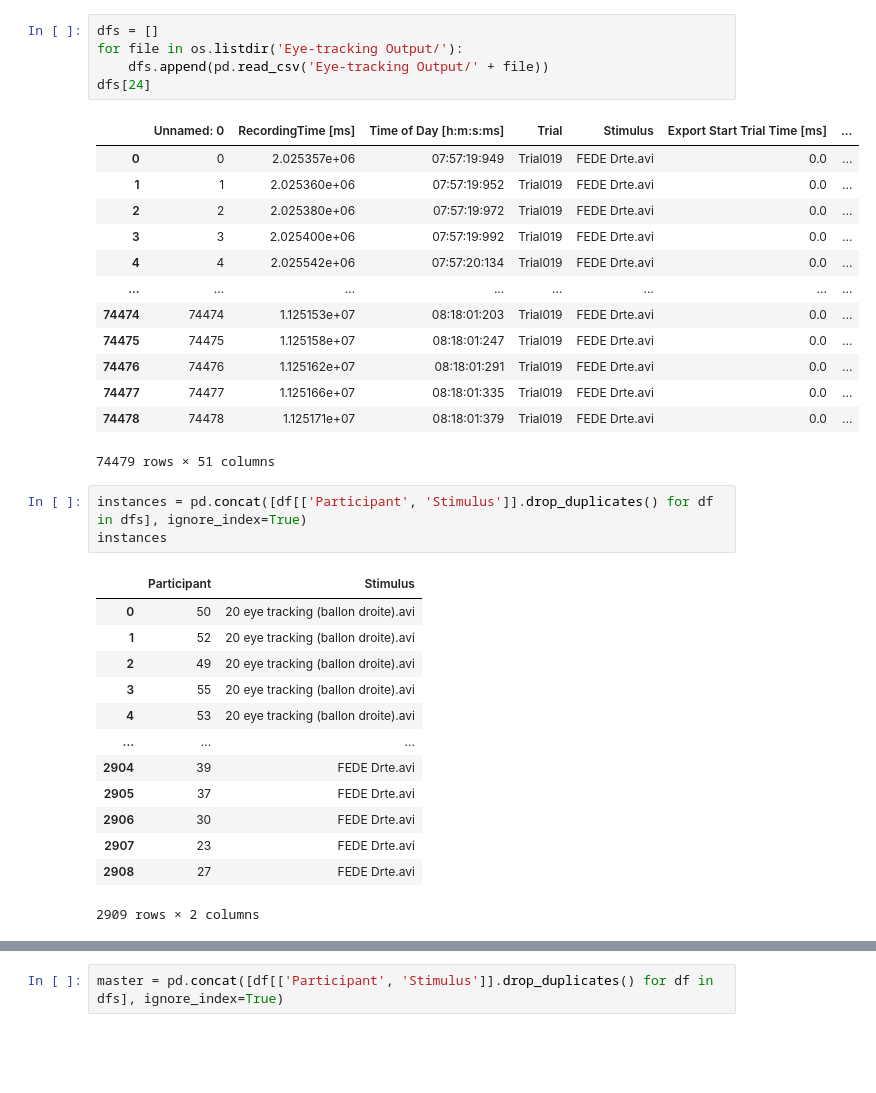
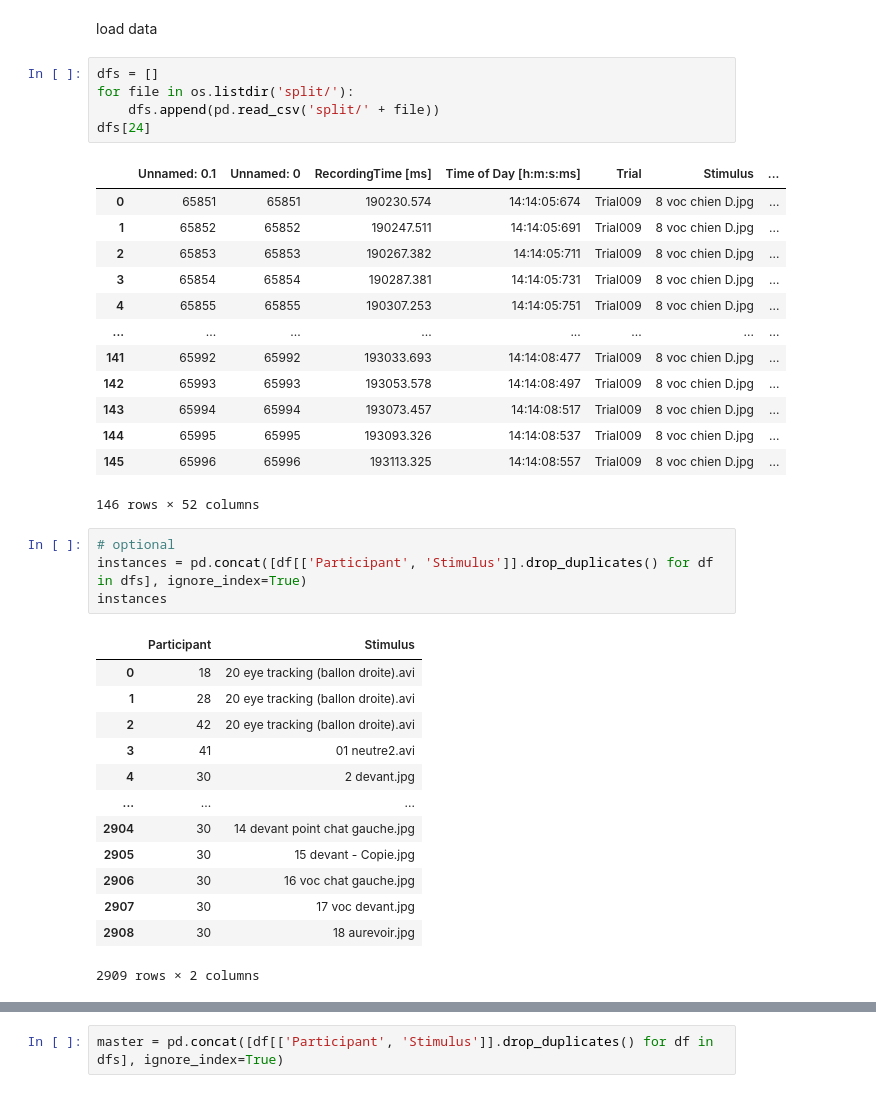
Before and after one commit to mYstoRi/eye-track-exp, a Jupyter notebook: inspect.ipynb, the cells around one changed output, grey strips where cells are left out. Drawn from its saved outputs; the diff is of its cells as text; blank space fills up the shorter version.

```diff
--- a/inspect.ipynb
+++ b/inspect.ipynb
@@ -4,37 +22,40 @@ import os
+# %% [markdown]
+load data
 # %%
 dfs = []
-for file in os.listdir('Eye-tracking Output/'):
-    dfs.append(pd.read_csv('Eye-tracking Output/' + file))
+for file in os.listdir('split/'):
+    dfs.append(pd.read_csv('split/' + file))
 dfs[24]
 # %% [output]
-|  | Unnamed: 0 | RecordingTime [ms] | Time of Day [h:m:s:ms] | Trial | Stimulus | Export Start Trial Time [ms] | ... |
-| 0 | 0 | 2.025357e+06 | 07:57:19:949 | Trial019 | FEDE Drte.avi | 0.0 | ... |
-| 1 | 1 | 2.025360e+06 | 07:57:19:952 | Trial019 | FEDE Drte.avi | 0.0 | ... |
-| 2 | 2 | 2.025380e+06 | 07:57:19:972 | Trial019 | FEDE Drte.avi | 0.0 | ... |
-| 3 | 3 | 2.025400e+06 | 07:57:19:992 | Trial019 | FEDE Drte.avi | 0.0 | ... |
-| 4 | 4 | 2.025542e+06 | 07:57:20:134 | Trial019 | FEDE Drte.avi | 0.0 | ... |
+|  | Unnamed: 0.1 | Unnamed: 0 | RecordingTime [ms] | Time of Day [h:m:s:ms] | Trial | Stimulus | ... |
+| 0 | 65851 | 65851 | 190230.574 | 14:14:05:674 | Trial009 | 8 voc chien D.jpg | ... |
+| 1 | 65852 | 65852 | 190247.511 | 14:14:05:691 | Trial009 | 8 voc chien D.jpg | ... |
+| 2 | 65853 | 65853 | 190267.382 | 14:14:05:711 | Trial009 | 8 voc chien D.jpg | ... |
+| 3 | 65854 | 65854 | 190287.381 | 14:14:05:731 | Trial009 | 8 voc chien D.jpg | ... |
+| 4 | 65855 | 65855 | 190307.253 | 14:14:05:751 | Trial009 | 8 voc chien D.jpg | ... |
 | ... | ... | ... | ... | ... | ... | ... | ... |
-| 74474 | 74474 | 1.125153e+07 | 08:18:01:203 | Trial019 | FEDE Drte.avi | 0.0 | ... |
-| 74475 | 74475 | 1.125158e+07 | 08:18:01:247 | Trial019 | FEDE Drte.avi | 0.0 | ... |
-| 74476 | 74476 | 1.125162e+07 | 08:18:01:291 | Trial019 | FEDE Drte.avi | 0.0 | ... |
-| 74477 | 74477 | 1.125166e+07 | 08:18:01:335 | Trial019 | FEDE Drte.avi | 0.0 | ... |
-| 74478 | 74478 | 1.125171e+07 | 08:18:01:379 | Trial019 | FEDE Drte.avi | 0.0 | ... |
+| 141 | 65992 | 65992 | 193033.693 | 14:14:08:477 | Trial009 | 8 voc chien D.jpg | ... |
+| 142 | 65993 | 65993 | 193053.578 | 14:14:08:497 | Trial009 | 8 voc chien D.jpg | ... |
+| 143 | 65994 | 65994 | 193073.457 | 14:14:08:517 | Trial009 | 8 voc chien D.jpg | ... |
+| 144 | 65995 | 65995 | 193093.326 | 14:14:08:537 | Trial009 | 8 voc chien D.jpg | ... |
+| 145 | 65996 | 65996 | 193113.325 | 14:14:08:557 | Trial009 | 8 voc chien D.jpg | ... |
-74479 rows × 51 columns
+146 rows × 52 columns
 # %%
+# optional
 instances = pd.concat([df[['Participant', 'Stimulus']].drop_duplicates() for df in dfs], ignore_index=True)
 instances
 # %% [output]
 |  | Participant | Stimulus |
-| 0 | 50 | 20 eye tracking (ballon droite).avi |
-| 1 | 52 | 20 eye tracking (ballon droite).avi |
-| 2 | 49 | 20 eye tracking (ballon droite).avi |
-| 3 | 55 | 20 eye tracking (ballon droite).avi |
-| 4 | 53 | 20 eye tracking (ballon droite).avi |
+| 0 | 18 | 20 eye tracking (ballon droite).avi |
+| 1 | 28 | 20 eye tracking (ballon droite).avi |
+| 2 | 42 | 20 eye tracking (ballon droite).avi |
+| 3 | 41 | 01 neutre2.avi |
+| 4 | 30 | 2 devant.jpg |
 | ... | ... | ... |
-| 2904 | 39 | FEDE Drte.avi |
-| 2905 | 37 | FEDE Drte.avi |
-| 2906 | 30 | FEDE Drte.avi |
-| 2907 | 23 | FEDE Drte.avi |
-| 2908 | 27 | FEDE Drte.avi |
+| 2904 | 30 | 14 devant point chat gauche.jpg |
+| 2905 | 30 | 15 devant - Copie.jpg |
+| 2906 | 30 | 16 voc chat gauche.jpg |
+| 2907 | 30 | 17 voc devant.jpg |
+| 2908 | 30 | 18 aurevoir.jpg |
 2909 rows × 2 columns
 # %%
```
Also changed, not shown: parts of 15 cells of this notebook, 2 other files.
